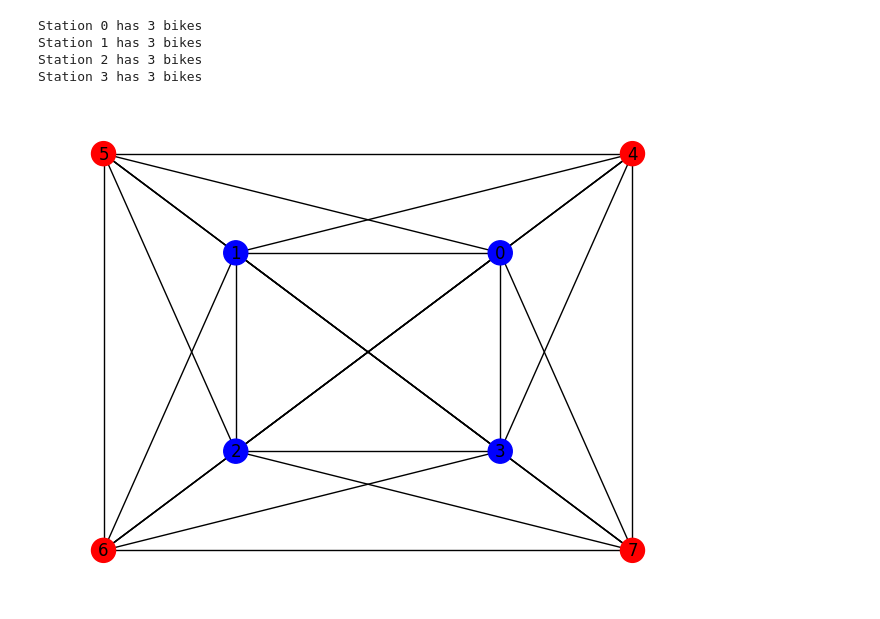
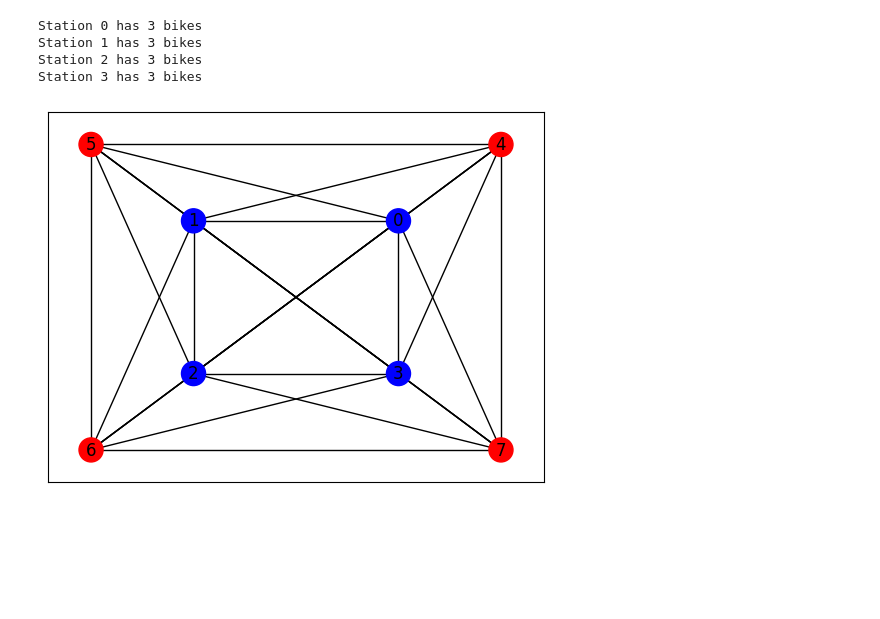
Before and after one commit to devddesai/metrobike, a Jupyter notebook: metrobike.ipynb, the cells around one changed output. Cells and saved outputs as stored; diff of their text form; code cells hidden in the pictures; blank space fills up the shorter version.

```diff
--- a/metrobike.ipynb
+++ b/metrobike.ipynb
@@ -287,18 +293,18 @@ model.time_saved_ratio()
 # %%
 n_stations = 4
 G, total_nodes = ne.basic_graph()
 pos = {i: total_nodes[i] for i in range(total_nodes.shape[0])}
 colors = ['r' if G.nodes[i]['type'] == 'destination' else 'b' for i in G.nodes]
-nx.draw(G, pos, node_color=colors, with_labels=True)
+nx.draw_networkx(G, pos, node_color=colors, with_labels=True)
 # print the number of bikes at each station
 for i in range(n_stations):
     print('Station', i, 'has', G.nodes[i]['data'].available_bikes, 'bikes')
 # %% [output]
 Station 0 has 3 bikes
 Station 1 has 3 bikes
 Station 2 has 3 bikes
 Station 3 has 3 bikes
-[figure, old version]
+[figure, new version]
 # %%
 destinations = [i for i in G.nodes if G.nodes[i]['type'] == 'destination']
 
```
Also changed, not shown: parts of 4 cells of this notebook.
